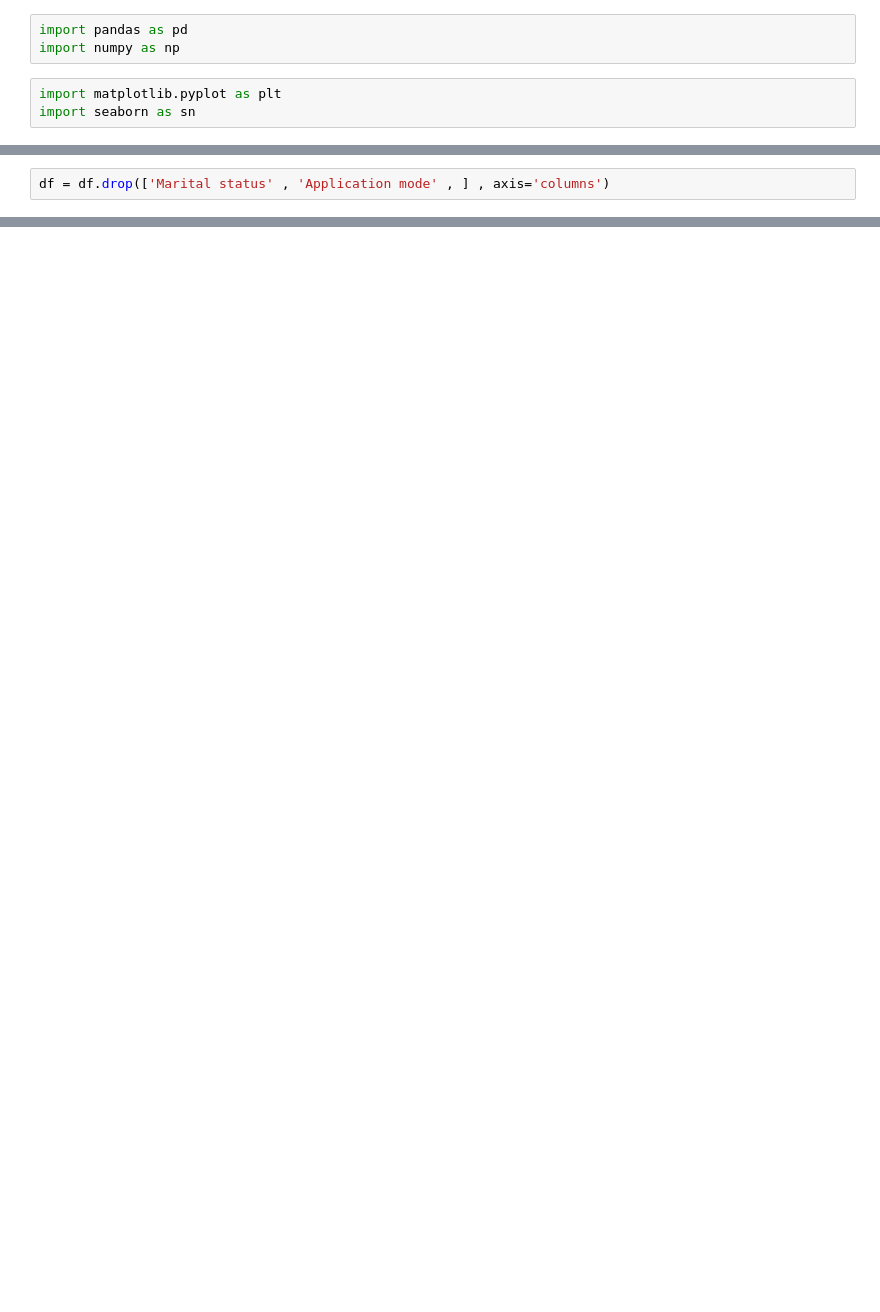
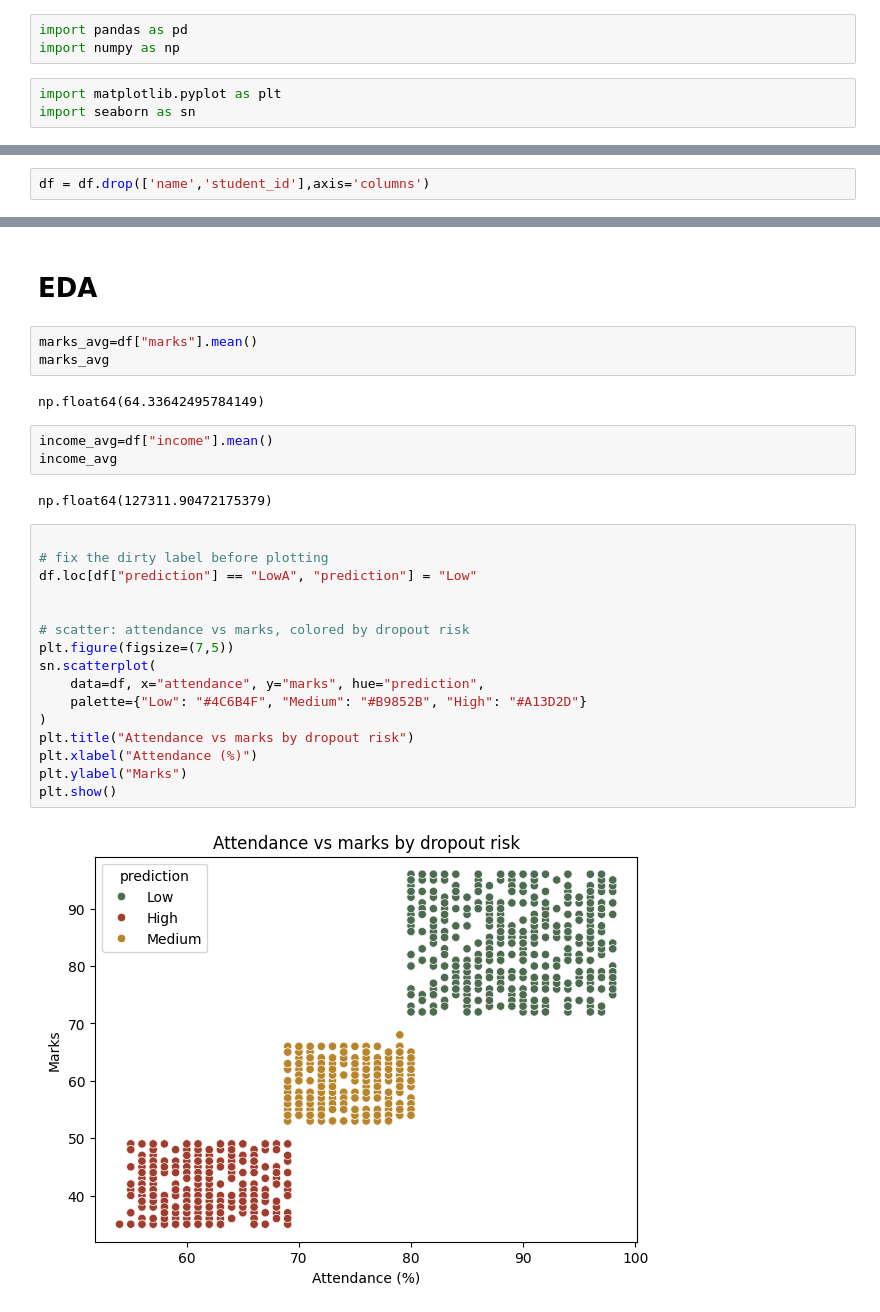
Before and after one commit to Yglitch/EarlyDrop-AI, a Jupyter notebook: train.ipynb, the cells around one changed output, grey strips where cells are left out. Drawn from its saved outputs; the diff is of its cells as text; blank space fills up the shorter version.

Commit message:
EDA and data check

```diff
--- a/train.ipynb
+++ b/train.ipynb
@@ -22,2 +21,2 @@ df.shape
 # %%
-df = df.drop(['Marital status' , 'Application mode' , ] , axis='columns')
+df = df.drop(['name','student_id'],axis='columns')
@@ -23,0 +39,30 @@ df = df.drop(['Marital status' , 'Application mode' , ] , axis='columns')
+# %% [markdown]
+# EDA
+# %%
+marks_avg=df["marks"].mean()
+marks_avg
+# %% [output]
+np.float64(64.33642495784149)
+# %%
+income_avg=df["income"].mean()
+income_avg
+# %% [output]
+np.float64(127311.90472175379)
+# %%
+
+# fix the dirty label before plotting
+df.loc[df["prediction"] == "LowA", "prediction"] = "Low"
+
+
+# scatter: attendance vs marks, colored by dropout risk
+plt.figure(figsize=(7,5))
+sn.scatterplot(
+    data=df, x="attendance", y="marks", hue="prediction",
+    palette={"Low": "#4C6B4F", "Medium": "#B9852B", "High": "#A13D2D"}
+)
+plt.title("Attendance vs marks by dropout risk")
+plt.xlabel("Attendance (%)")
+plt.ylabel("Marks")
+plt.show()
+# %% [output]
+[figure, added]
```
Also changed, not shown: parts of 3 cells of this notebook.
